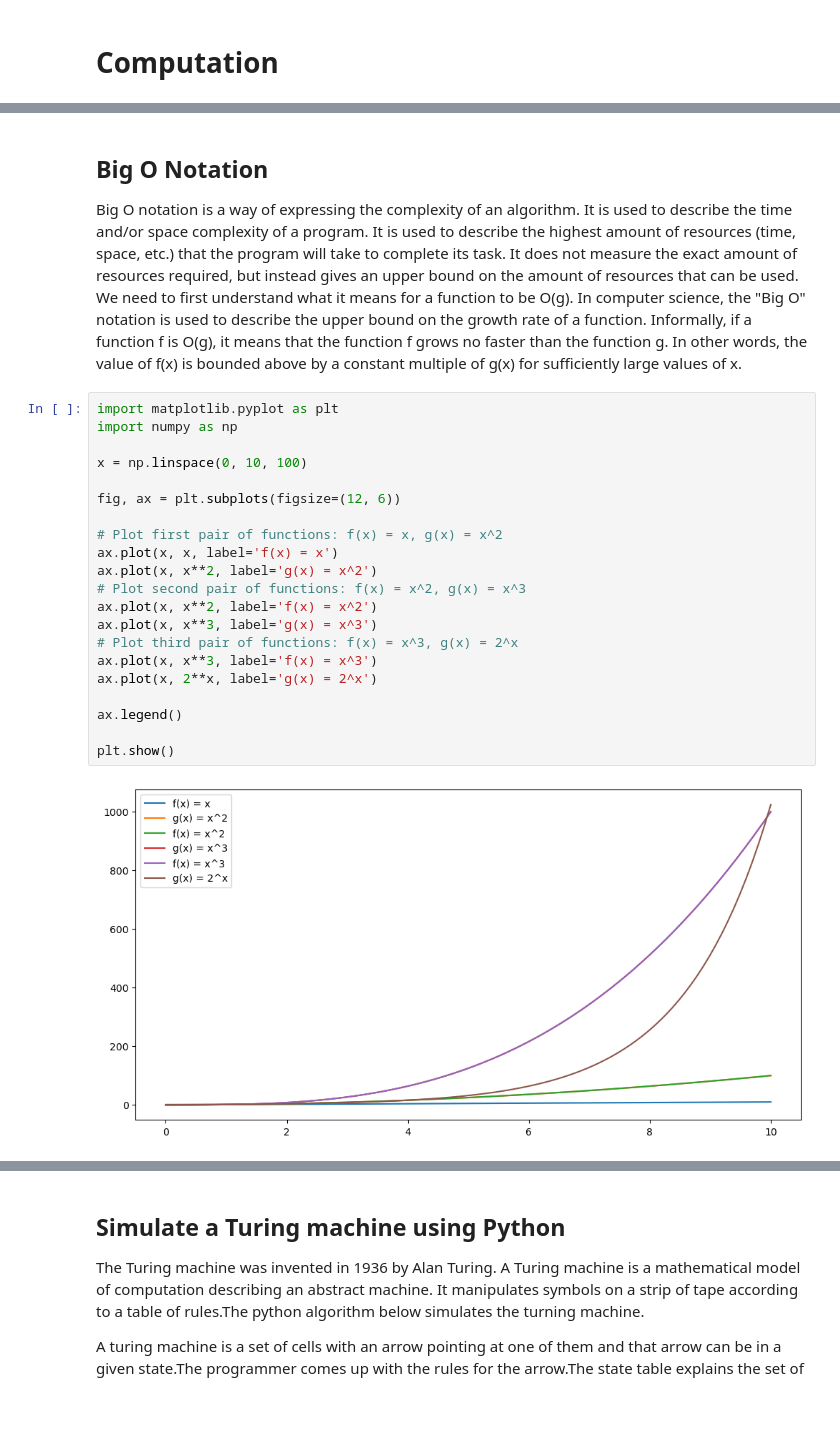
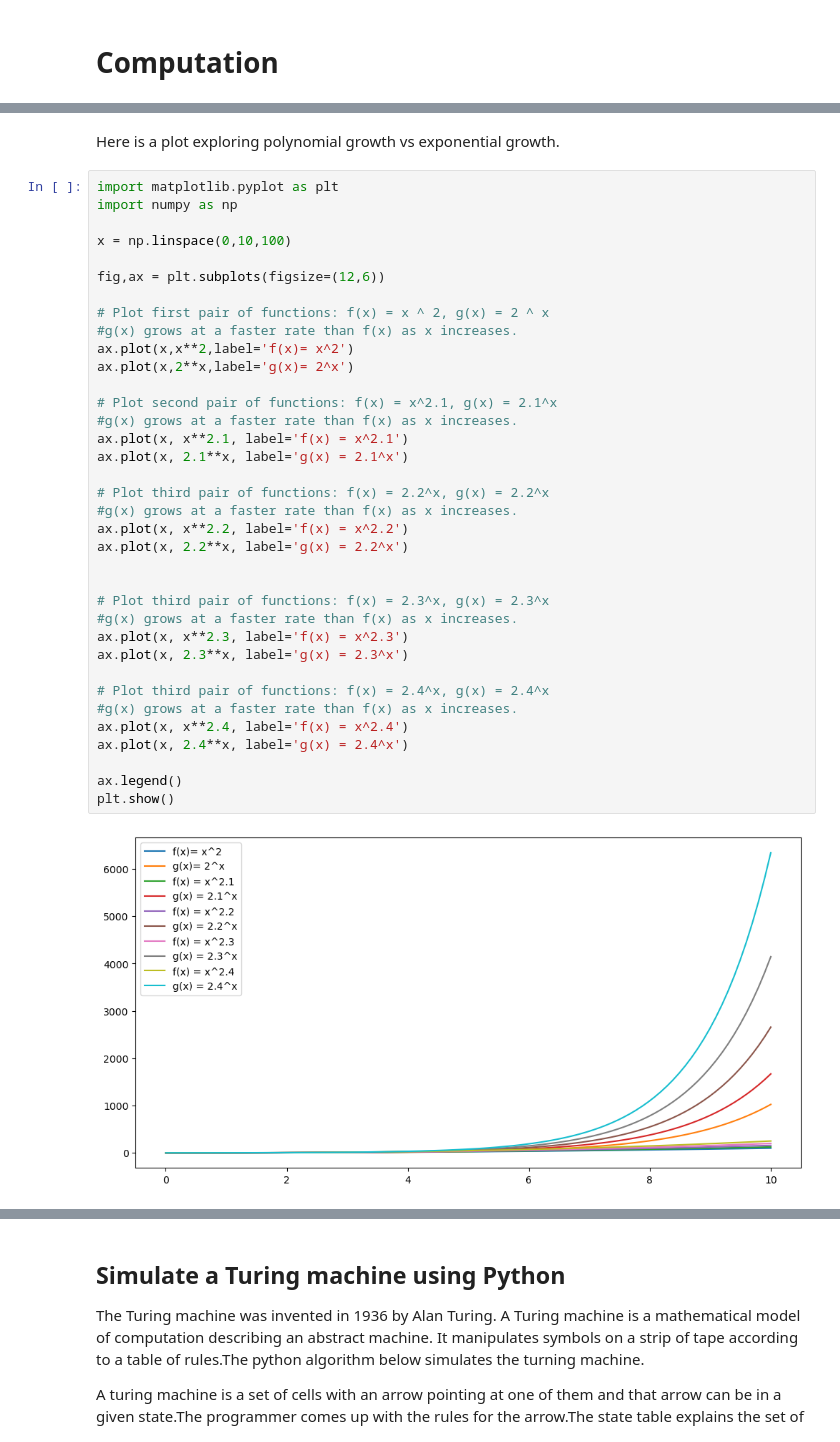
Before and after one commit to DylanCorr2020/EmergingTechnologies, a Jupyter notebook: content/Computation.ipynb, the cells around one changed output, grey strips where cells are left out. Saved outputs shown, nothing was run; the diff lists cells and outputs as text; blank space fills up the shorter version.

```diff
--- a/content/Computation.ipynb
+++ b/content/Computation.ipynb
@@ -53,27 +24,40 @@ plt.show();
-# %% [markdown]
-## Big O Notation
-Big O notation is a way of expressing the complexity of an algorithm. It is used to describe the time and/or space complexity of a program. It is used to describe the highest amount of resources (time, space, etc.) that the program will take to complete its task. It does not measure the exact amount of resources required, but instead gives an upper bound on the amount of resources that can be used.
-We need to first understand what it means for a function to be O(g). In computer science, the "Big O" notation is used to describe the upper bound on the growth rate of a function. Informally, if a function f is O(g), it means that the function f grows no faster than the function g. In other words, the value of f(x) is bounded above by a constant multiple of g(x) for sufficiently large values of x.
+# %% [markdown]
+Here is a plot exploring polynomial growth vs exponential growth.
 # %%
 import matplotlib.pyplot as plt
 import numpy as np
 
-x = np.linspace(0, 10, 100)
+x = np.linspace(0,10,100)
 
-fig, ax = plt.subplots(figsize=(12, 6))
+fig,ax = plt.subplots(figsize=(12,6))
 
-# Plot first pair of functions: f(x) = x, g(x) = x^2
-ax.plot(x, x, label='f(x) = x')
-ax.plot(x, x**2, label='g(x) = x^2')
-# Plot second pair of functions: f(x) = x^2, g(x) = x^3
-ax.plot(x, x**2, label='f(x) = x^2')
-ax.plot(x, x**3, label='g(x) = x^3')
-# Plot third pair of functions: f(x) = x^3, g(x) = 2^x
-ax.plot(x, x**3, label='f(x) = x^3')
-ax.plot(x, 2**x, label='g(x) = 2^x')
+# Plot first pair of functions: f(x) = x ^ 2, g(x) = 2 ^ x
+#g(x) grows at a faster rate than f(x) as x increases.
+ax.plot(x,x**2,label='f(x)= x^2')
+ax.plot(x,2**x,label='g(x)= 2^x')
+
+# Plot second pair of functions: f(x) = x^2.1, g(x) = 2.1^x
+#g(x) grows at a faster rate than f(x) as x increases.
+ax.plot(x, x**2.1, label='f(x) = x^2.1')
+ax.plot(x, 2.1**x, label='g(x) = 2.1^x')
+
+# Plot third pair of functions: f(x) = 2.2^x, g(x) = 2.2^x
+#g(x) grows at a faster rate than f(x) as x increases.
+ax.plot(x, x**2.2, label='f(x) = x^2.2')
+ax.plot(x, 2.2**x, label='g(x) = 2.2^x')
+
+
+# Plot third pair of functions: f(x) = 2.3^x, g(x) = 2.3^x
+#g(x) grows at a faster rate than f(x) as x increases.
+ax.plot(x, x**2.3, label='f(x) = x^2.3')
+ax.plot(x, 2.3**x, label='g(x) = 2.3^x')
+
+# Plot third pair of functions: f(x) = 2.4^x, g(x) = 2.4^x
+#g(x) grows at a faster rate than f(x) as x increases.
+ax.plot(x, x**2.4, label='f(x) = x^2.4')
+ax.plot(x, 2.4**x, label='g(x) = 2.4^x')
 
 ax.legend()
-
 plt.show()
 # %% [output]
-[figure, old version]
+[figure, new version]
```
Also changed, not shown: parts of 8 cells of this notebook, 3 other files.
